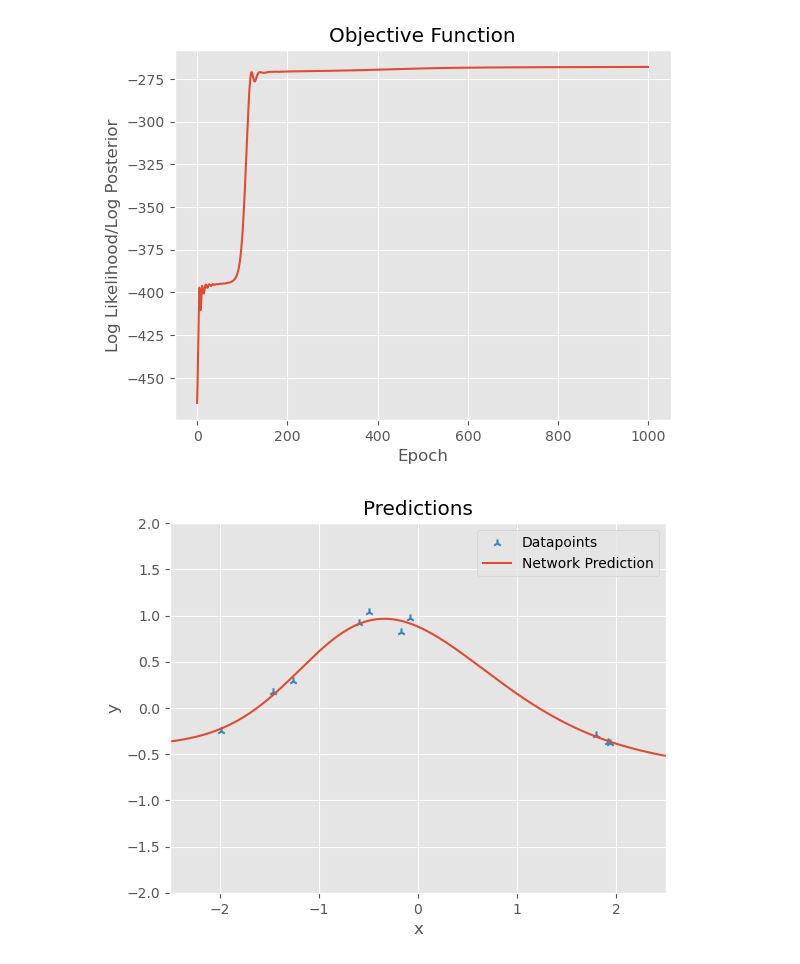
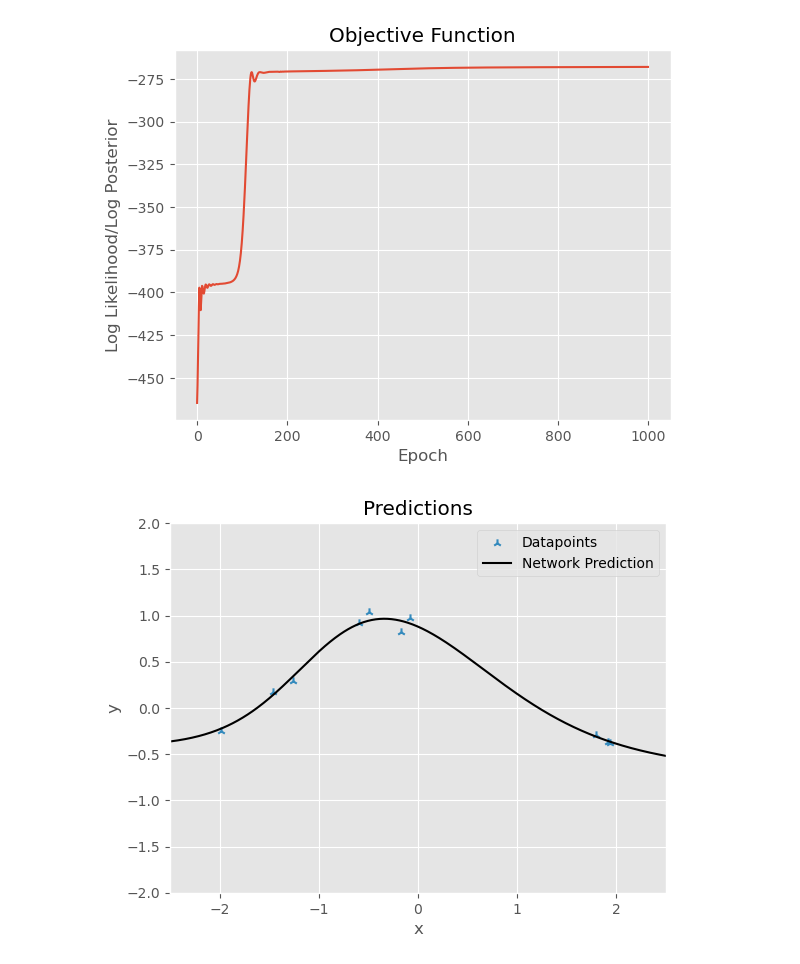
Before and after one commit to Sheev13/tiny-neural-nets, a Jupyter notebook: deterministic_playground.ipynb, the cells around one changed output. Drawn from its saved outputs; the diff is of its cells as text; code cells hidden in the pictures.

```diff
--- a/deterministic_playground.ipynb
+++ b/deterministic_playground.ipynb
@@ -38,16 +38,16 @@ plt.show()
 # %%
 test_x = torch.linspace(-2.5, 2.5, 500)
 preds = net(test_x).detach()
 
 plt.scatter(x, y, label='Datapoints', color='C1', marker='2')
-plt.plot(test_x, preds, color='C0', label='Network Prediction')
+plt.plot(test_x, preds, color='black', label='Network Prediction')
 plt.ylim([-2.0, 2.0])
 plt.xlim([-2.5, 2.5])
 plt.grid(True)
 plt.title('Predictions')
 plt.xlabel('x')
 plt.ylabel('y')
 plt.legend()
 plt.show()
 # %% [output]
-[figure, old version]
+[figure, new version]
```
Also changed, not shown: 3 other files.
